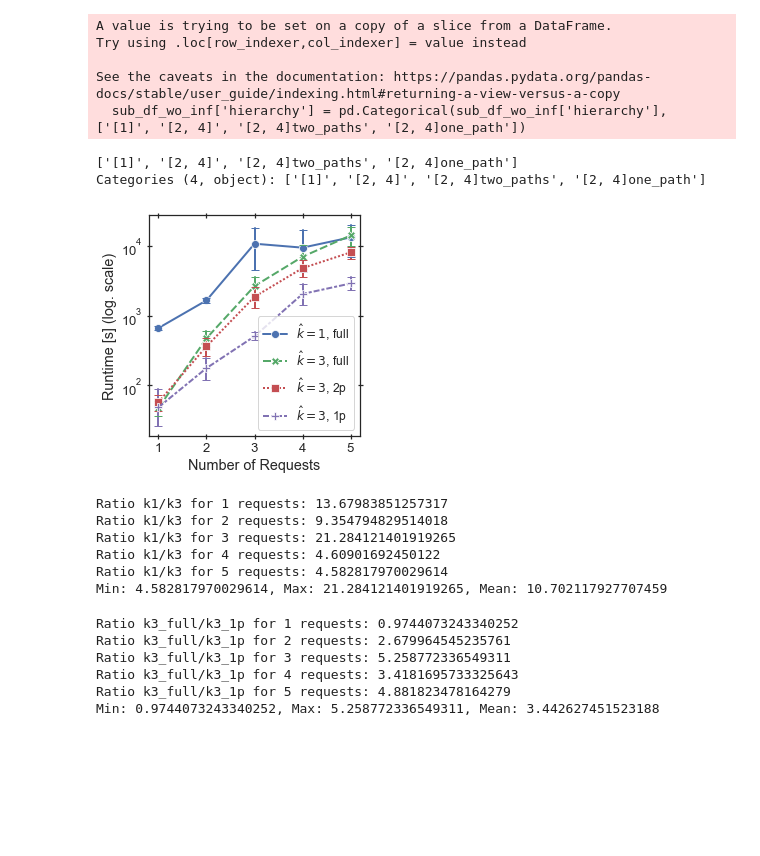
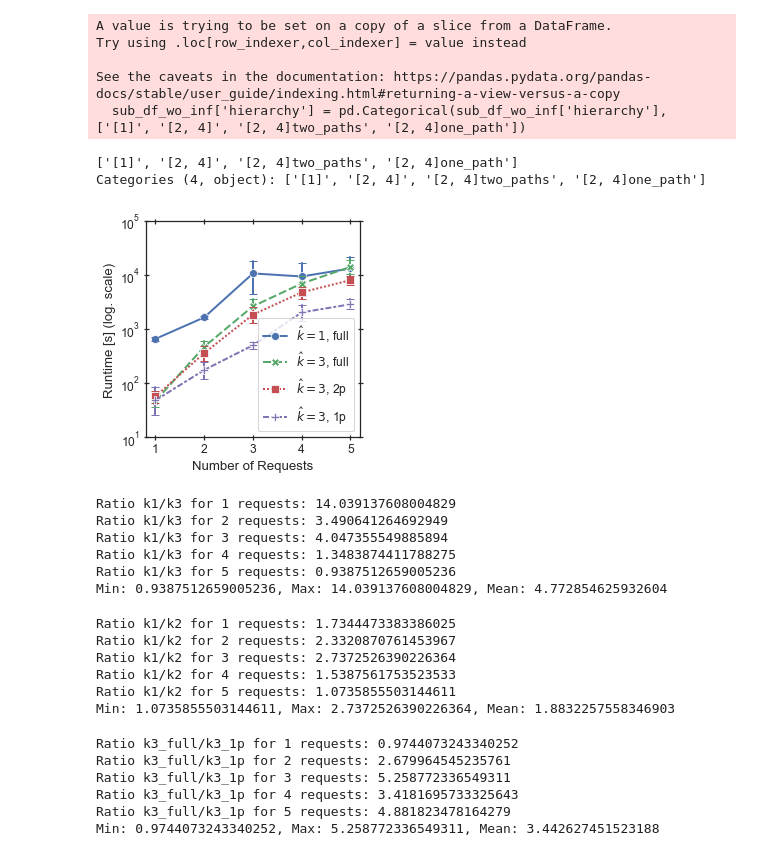
Before and after one commit to CN-UPB/hierarchical-coordination, a Jupyter notebook: eval/research_q_3.ipynb, the cells around one changed output. Cells and saved outputs as stored; diff of their text form; code cells hidden in the pictures; blank space fills up the shorter version.

```diff
--- a/eval/research_q_3.ipynb
+++ b/eval/research_q_3.ipynb
@@ -6,7 +6,7 @@ import pandas as pd
 import numpy as np
 %matplotlib inline
 
-sns.set()
+sns.set(font_scale=1.1, style='white', rc={'lines.linewidth': 2})
 
 df_wo_inf = pd.read_csv("csvs_final/all_data_final_no_inf.csv")
 df_with_inf =  pd.read_csv("csvs_final/all_data_final_with_inf.csv")
@@ -83,42 +90,52 @@ my_palette = my_palette[:4]
 # %%
 # sns_plot = sns.relplot(data=sub_df_wo_inf, x="request_count", markers=True, y="runtime", style="hierarchy", kind="line", legend='full')
 # sns_plot.set(xlabel='Amount of VNF requests', ylabel='Runtime in ms [log]')
 # ax = sns_plot.axes[0][0]
 # ax.set_yscale("log")
 # # plt.legend(title='Approach', loc='lower right', labels=['Baseline', '[1, 2, 4] adv. all paths', '[1, 2, 4] adv. one path' , '[1, 2, 4] adv. two paths'])
 # sns_plot.savefig("final_figs_3/final_runtimes_24.pdf")
 
 def plot_runtime(df):
     fig, ax = plt.subplots(figsize=(4, 4))
     sns.set(font_scale=1.1, style='white', rc={'lines.linewidth': 2})
 
     print(df['hierarchy'].unique())
     sns.lineplot(df['request_count'], df['runtime'] / 1000, hue=df['hierarchy'], style=df['hierarchy'], markers=True, markersize=8, legend=False,
                 err_style='bars', err_kws={'capsize': 4}, palette=my_palette)
 
     ax.set_xlabel('Number of Requests')
     ax.set_ylabel('Runtime [s] (log. scale)')
     ax.set_yscale('log')
+    ax.set_ylim(10**1, 10**5)
     ax.tick_params(axis='both', direction='inout', length=5, bottom=True, left=True, right=True, top=True)
     plt.legend(labels=mapped_labels(df['hierarchy'].unique()))
 
     plt.tight_layout()
     fig.savefig('final_figs/adv_runtime.pdf')
 
 plot_runtime(sub_df_wo_inf)
 # %% [output]
 ['[1]', '[2, 4]', '[2, 4]two_paths', '[2, 4]one_path']
 Categories (4, object): ['[1]', '[2, 4]', '[2, 4]two_paths', '[2, 4]one_path']
-[figure, old version]
+[figure, new version]
-# %%
-analyze_ratio('runtime', k1_by_k3=True)
-# %% [output]
-Ratio k1/k3 for 1 requests: 13.67983851257317
-Ratio k1/k3 for 2 requests: 9.354794829514018
-Ratio k1/k3 for 3 requests: 21.284121401919265
-Ratio k1/k3 for 4 requests: 4.60901692450122
-Ratio k1/k3 for 5 requests: 4.582817970029614
-Min: 4.582817970029614, Max: 21.284121401919265, Mean: 10.702117927707459
+# %%
+analyze_ratio('runtime', numerator='k1', denominator='k3')
+# %% [output]
+Ratio k1/k3 for 1 requests: 14.039137608004829
+Ratio k1/k3 for 2 requests: 3.490641264692949
+Ratio k1/k3 for 3 requests: 4.047355549885894
+Ratio k1/k3 for 4 requests: 1.3483874411788275
+Ratio k1/k3 for 5 requests: 0.9387512659005236
+Min: 0.9387512659005236, Max: 14.039137608004829, Mean: 4.772854625932604
+# %%
+analyze_ratio('runtime', numerator='k1', denominator='k2')
+# %% [output]
+Ratio k1/k2 for 1 requests: 1.7344473383386025
+Ratio k1/k2 for 2 requests: 2.3320870761453967
+Ratio k1/k2 for 3 requests: 2.7372526390226364
+Ratio k1/k2 for 4 requests: 1.5387561753523533
+Ratio k1/k2 for 5 requests: 1.0735855503144611
+Min: 1.0735855503144611, Max: 2.7372526390226364, Mean: 1.8832257558346903
 # %%
 # copmare different number of adv paths
 df_k1 = sub_df_wo_inf[sub_df_wo_inf['hierarchy'] == '[2, 4]']
```
Also changed, not shown: parts of 12 cells of this notebook, 23 other files.
